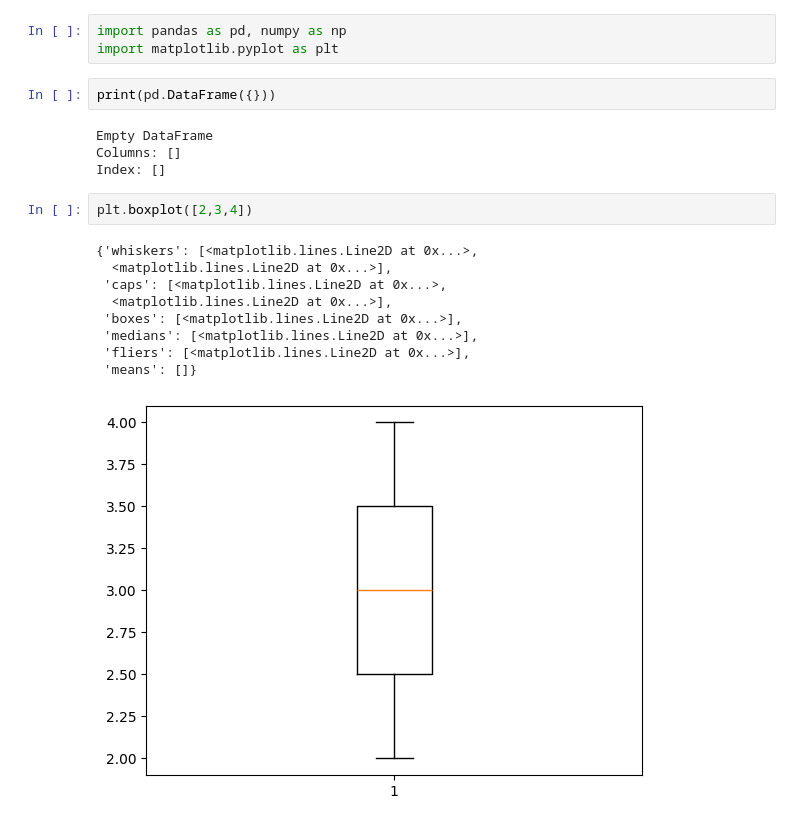
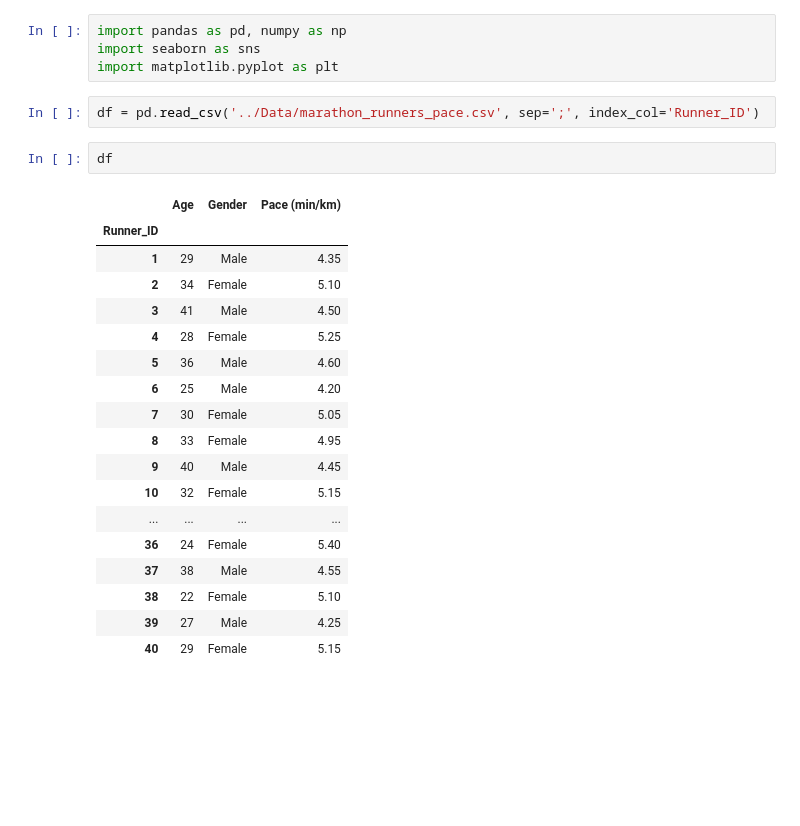
Before and after one commit to KevinGarrison/StatQuestExamples, a Jupyter notebook: Statistics_Fundamentals/histograms.ipynb, the cells around one changed output. Saved outputs shown, nothing was run; the diff lists cells and outputs as text; blank space fills up the shorter version.

```diff
--- a/Statistics_Fundamentals/histograms.ipynb
+++ b/Statistics_Fundamentals/histograms.ipynb
@@ -1,21 +1,27 @@
 # %%
 import pandas as pd, numpy as np
+import seaborn as sns
 import matplotlib.pyplot as plt
-# %%
-print(pd.DataFrame({}))
-# %% [output]
-Empty DataFrame
-Columns: []
-Index: []
-# %%
-plt.boxplot([2,3,4])
-# %% [output]
-{'whiskers': [<matplotlib.lines.Line2D at 0x...>,
-  <matplotlib.lines.Line2D at 0x...>],
- 'caps': [<matplotlib.lines.Line2D at 0x...>,
-  <matplotlib.lines.Line2D at 0x...>],
- 'boxes': [<matplotlib.lines.Line2D at 0x...>],
- 'medians': [<matplotlib.lines.Line2D at 0x...>],
- 'fliers': [<matplotlib.lines.Line2D at 0x...>],
- 'means': []}
-[figure, removed]
+# %%
+df = pd.read_csv('../Data/marathon_runners_pace.csv', sep=';', index_col='Runner_ID')
+# %%
+df
+# %% [output]
+|  | Age | Gender | Pace (min/km) |
+| Runner_ID |  |  |  |
+| 1 | 29 | Male | 4.35 |
+| 2 | 34 | Female | 5.10 |
+| 3 | 41 | Male | 4.50 |
+| 4 | 28 | Female | 5.25 |
+| 5 | 36 | Male | 4.60 |
+| 6 | 25 | Male | 4.20 |
+| 7 | 30 | Female | 5.05 |
+| 8 | 33 | Female | 4.95 |
+| 9 | 40 | Male | 4.45 |
+| 10 | 32 | Female | 5.15 |
+| ... | ... | ... | ... |
+| 36 | 24 | Female | 5.40 |
+| 37 | 38 | Male | 4.55 |
+| 38 | 22 | Female | 5.10 |
+| 39 | 27 | Male | 4.25 |
+| 40 | 29 | Female | 5.15 |
```
Also changed, not shown: parts of 1 cell of this notebook, 1 other file.
